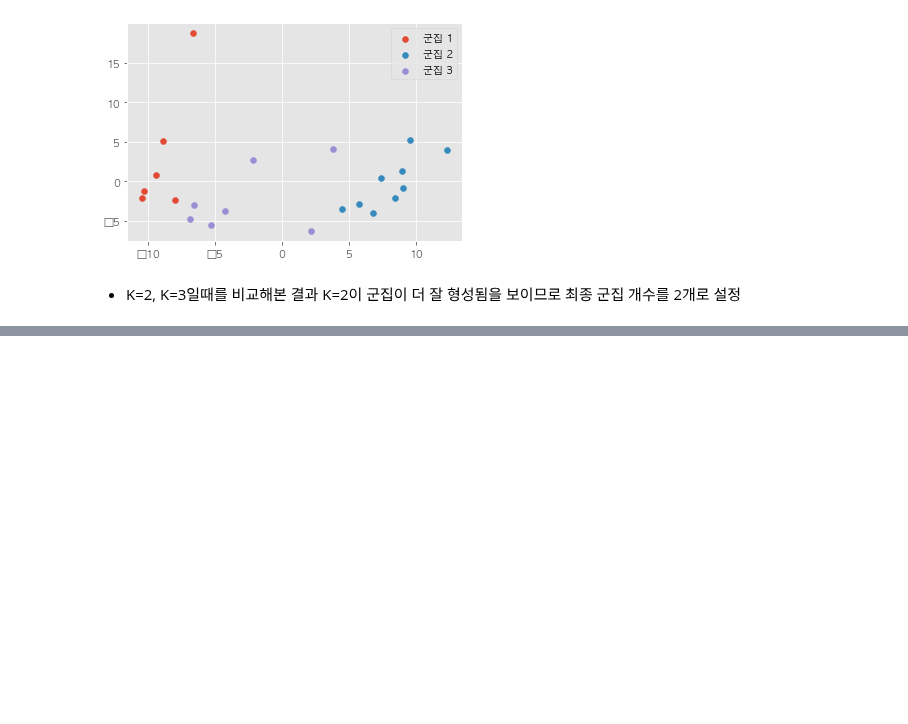
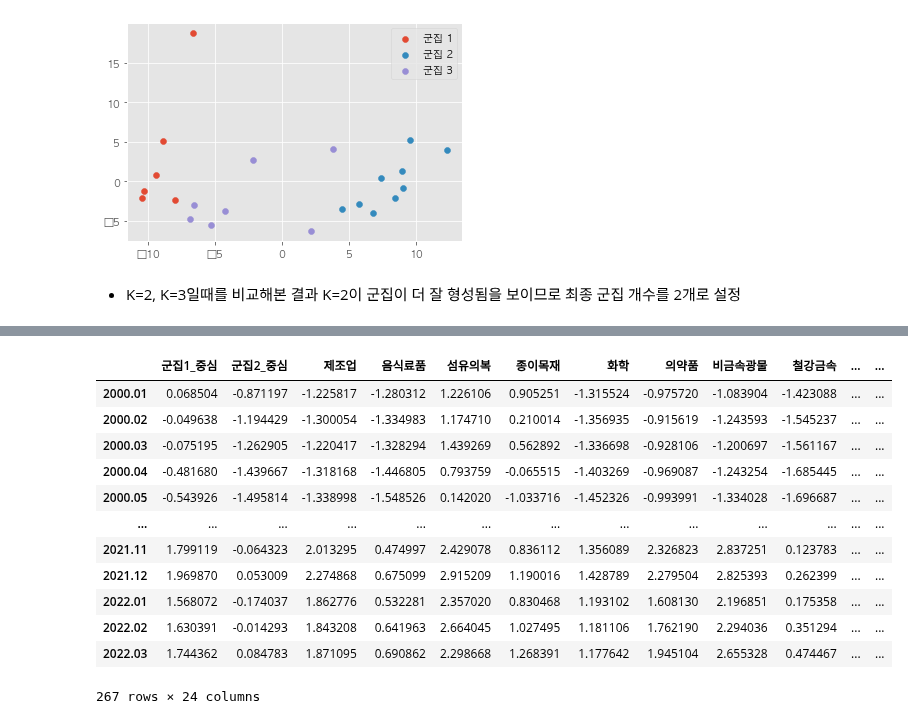
Before and after one commit to hyuuunn/Project, a Jupyter notebook: 3_project/부동산 투자와 유사한 KOSPI 종목 ETF ?.ipynb, the cells around one changed output, grey strips where cells are left out. Saved outputs shown, nothing was run; the diff lists cells and outputs as text; code cells hidden in the pictures; blank space fills up the shorter version.

```diff
--- a/3_project/부동산 투자와 유사한 KOSPI 종목 ETF ?.ipynb
+++ b/3_project/부동산 투자와 유사한 KOSPI 종목 ETF ?.ipynb
@@ -468,0 +469,16 @@ trading
+# %%
+result_data
+# %% [output]
+|  | 군집1_중심 | 군집2_중심 | 제조업 | 음식료품 | 섬유의복 | 종이목재 | 화학 | 의약품 | 비금속광물 | 철강금속 | ... | ... |
+| 2000.01 | 0.068504 | -0.871197 | -1.225817 | -1.280312 | 1.226106 | 0.905251 | -1.315524 | -0.975720 | -1.083904 | -1.423088 | ... | ... |
+| 2000.02 | -0.049638 | -1.194429 | -1.300054 | -1.334983 | 1.174710 | 0.210014 | -1.356935 | -0.915619 | -1.243593 | -1.545237 | ... | ... |
+| 2000.03 | -0.075195 | -1.262905 | -1.220417 | -1.328294 | 1.439269 | 0.562892 | -1.336698 | -0.928106 | -1.200697 | -1.561167 | ... | ... |
+| 2000.04 | -0.481680 | -1.439667 | -1.318168 | -1.446805 | 0.793759 | -0.065515 | -1.403269 | -0.969087 | -1.243254 | -1.685445 | ... | ... |
+| 2000.05 | -0.543926 | -1.495814 | -1.338998 | -1.548526 | 0.142020 | -1.033716 | -1.452326 | -0.993991 | -1.334028 | -1.696687 | ... | ... |
+| ... | ... | ... | ... | ... | ... | ... | ... | ... | ... | ... | ... | ... |
+| 2021.11 | 1.799119 | -0.064323 | 2.013295 | 0.474997 | 2.429078 | 0.836112 | 1.356089 | 2.326823 | 2.837251 | 0.123783 | ... | ... |
+| 2021.12 | 1.969870 | 0.053009 | 2.274868 | 0.675099 | 2.915209 | 1.190016 | 1.428789 | 2.279504 | 2.825393 | 0.262399 | ... | ... |
+| 2022.01 | 1.568072 | -0.174037 | 1.862776 | 0.532281 | 2.357020 | 0.830468 | 1.193102 | 1.608130 | 2.196851 | 0.175358 | ... | ... |
+| 2022.02 | 1.630391 | -0.014293 | 1.843208 | 0.641963 | 2.664045 | 1.027495 | 1.181106 | 1.762190 | 2.294036 | 0.351294 | ... | ... |
+| 2022.03 | 1.744362 | 0.084783 | 1.871095 | 0.690862 | 2.298668 | 1.268391 | 1.177642 | 1.945104 | 2.655328 | 0.474467 | ... | ... |
+267 rows × 24 columns
```
Also changed, not shown: parts of 33 cells of this notebook.
